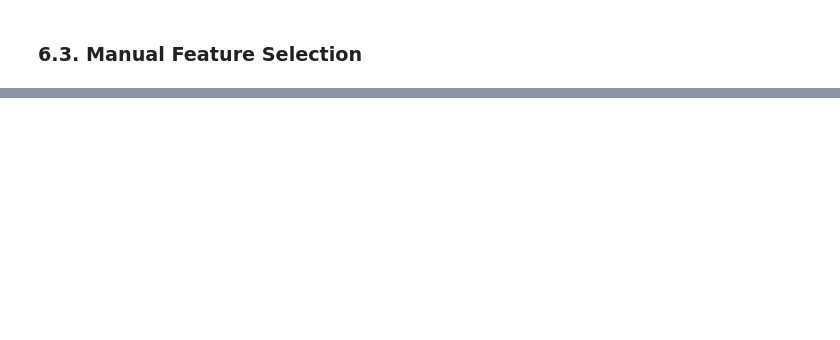
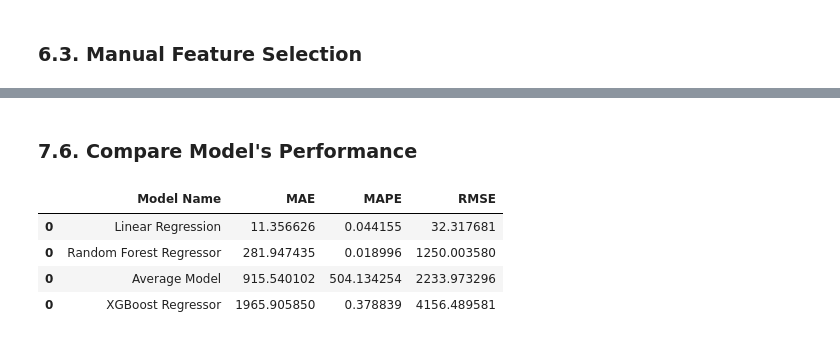
Before and after one commit to wilianuhlmann/predict_profitability_dr, a Jupyter notebook: alpha_funding.ipynb, the cells around one changed output, grey strips where cells are left out. Cells and saved outputs as stored; diff of their text form; code cells hidden in the pictures; blank space fills up the shorter version.

```diff
--- a/alpha_funding.ipynb
+++ b/alpha_funding.ipynb
@@ -1108,0 +1242,10 @@ cols_selected_boruta_and_manual = [
+# %%
+# model
+lr = LinearRegression().fit( x_train, y_train )
+
+# prediction
+yhat_lr = lr.predict( x_test )
+
+# performance
+lr_result = ml_error( 'Linear Regression', y_test, yhat_lr)
+lr_result
@@ -1108,0 +1269,10 @@ cols_selected_boruta_and_manual = [
+# %%
+# model
+rf = RandomForestRegressor( n_estimators=100, n_jobs=-1, random_state=42 ).fit( x_train, y_train )
+
+# prediction
+yhat_rf = rf.predict( x_test )
+
+# performance
+rf_result = ml_error( 'Random Forest Regressor', y_test, yhat_rf )
+rf_result
@@ -1108,0 +1301,15 @@ cols_selected_boruta_and_manual = [
+# %%
+# model
+model_xgb = xgb.XGBRegressor( objective='reg:squarederror',
+                              n_estimators=100,
+                              eta=0.01,
+                              max_depth=10,
+                              subsample=0.7,
+                              colsample_bytee=0.9 ).fit( x_train, y_train )
+
+# prediction
+yhat_xgb = model_xgb.predict( x_test )
+
+# performance
+xgb_result = ml_error( 'XGBoost Regressor', y_test, yhat_xgb)
+xgb_result
@@ -1108,0 +1350,11 @@ cols_selected_boruta_and_manual = [
+# %% [markdown]
+### 7.6. Compare Model's Performance
+# %%
+modelling_result = pd.concat( [baseline_result, lr_result, rf_result, xgb_result] )
+modelling_result.sort_values( 'RMSE' )
+# %% [output]
+|  | Model Name | MAE | MAPE | RMSE |
+| 0 | Linear Regression | 11.356626 | 0.044155 | 32.317681 |
+| 0 | Random Forest Regressor | 281.947435 | 0.018996 | 1250.003580 |
+| 0 | Average Model | 915.540102 | 504.134254 | 2233.973296 |
+| 0 | XGBoost Regressor | 1965.905850 | 0.378839 | 4156.489581 |
```
Also changed, not shown: parts of 35 cells of this notebook.
